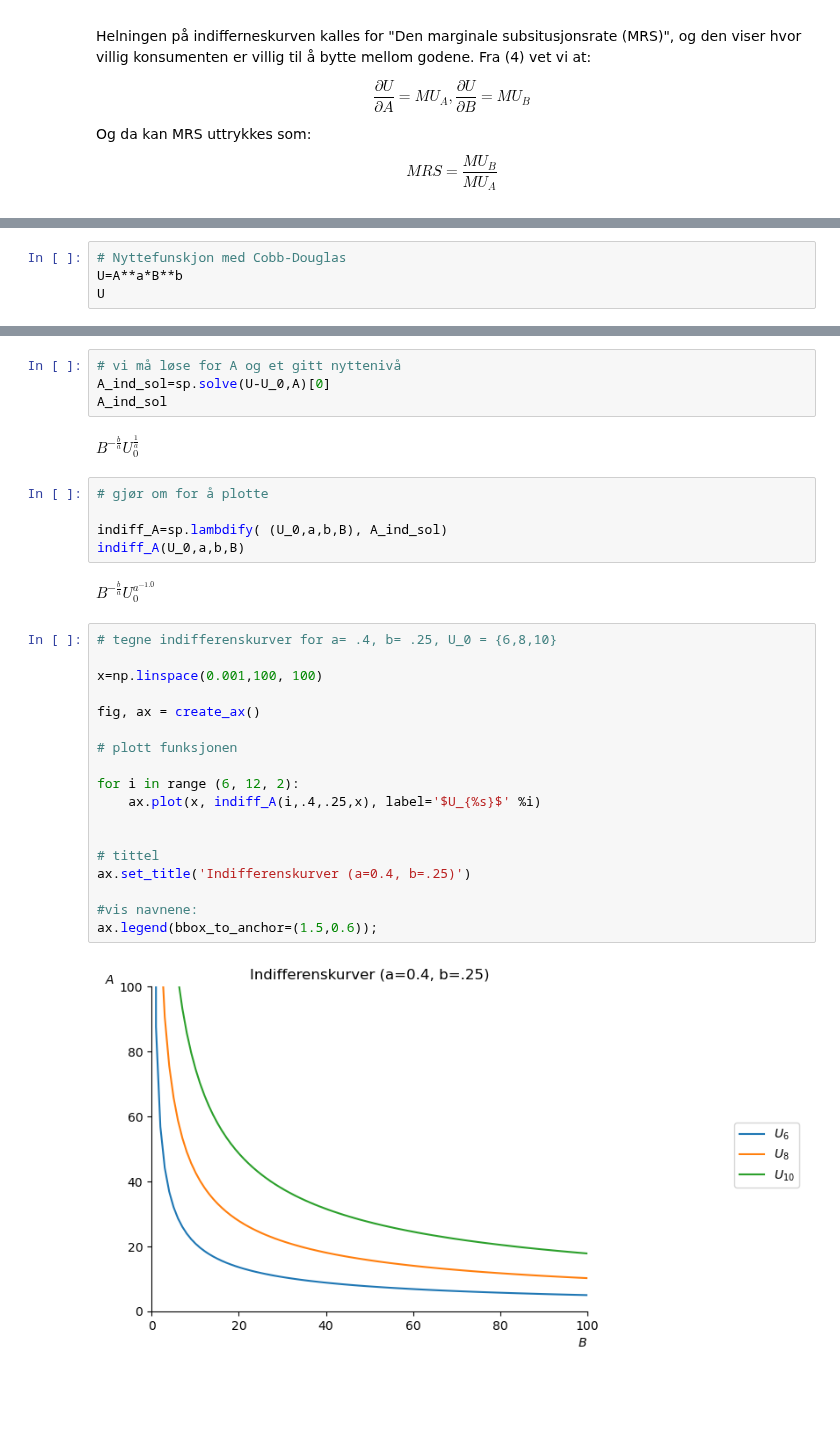
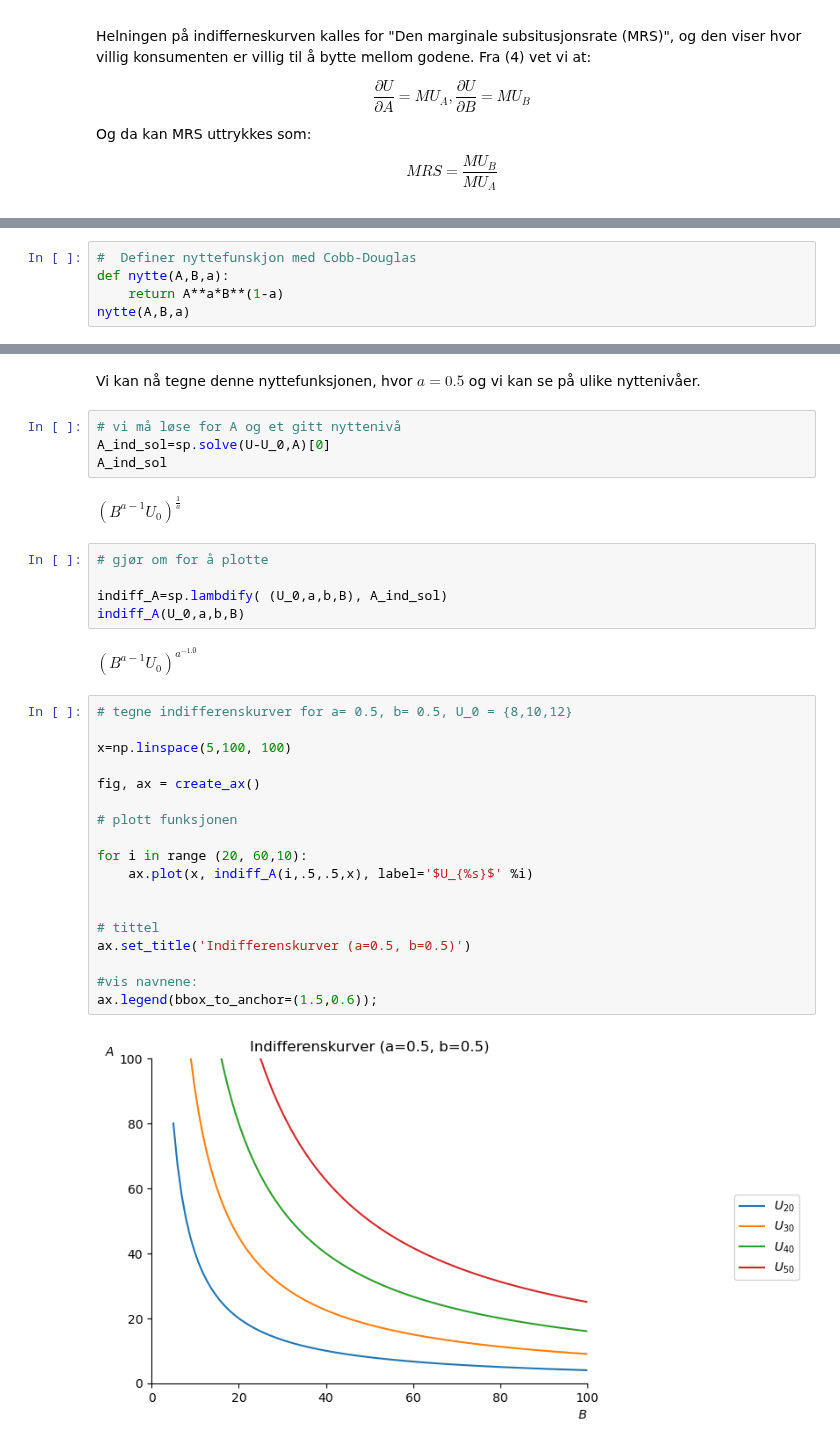
Before and after one commit to uit-sok-1303-v26/uit-sok-1303.v26.github.io, a Jupyter notebook: Konsumentteori - Kapittel 1.ipynb, the cells around one changed output, grey strips where cells are left out. Cells and saved outputs as stored; diff of their text form; blank space fills up the shorter version.

```diff
--- a/Konsumentteori-1.1.ipynb
+++ b/Konsumentteori - Kapittel 1.ipynb
@@ -172,5 +173,6 @@ Her er $a, b$ elastisiteter som uttrykker hvor mye konsumenten liker hvert av go
 # %%
-# Nyttefunskjon med Cobb-Douglas
-U=A**a*B**b
-U
+#  Definer nyttefunskjon med Cobb-Douglas
+def nytte(A,B,a):
+    return A**a*B**(1-a)
+nytte(A,B,a)
 # %% [output]
@@ -178,36 +198,38 @@ $\displaystyle A^{a} B^{b}$
+# %% [markdown]
+Vi  kan nå tegne denne nyttefunksjonen, hvor $a=0.5$ og vi kan se på ulike nyttenivåer.
 # %%
 # vi må løse for A og et gitt nyttenivå
 A_ind_sol=sp.solve(U-U_0,A)[0]
 A_ind_sol
 # %% [output]
-$\displaystyle B^{- \frac{b}{a}} U_{0}^{\frac{1}{a}}$
+$\displaystyle \left(B^{a - 1} U_{0}\right)^{\frac{1}{a}}$
 # %%
 # gjør om for å plotte
 
 indiff_A=sp.lambdify( (U_0,a,b,B), A_ind_sol)
 indiff_A(U_0,a,b,B)
 # %% [output]
-$\displaystyle B^{- \frac{b}{a}} U_{0}^{a^{-1.0}}$
+$\displaystyle \left(B^{a - 1} U_{0}\right)^{a^{-1.0}}$
 # %%
-# tegne indifferenskurver for a= .4, b= .25, U_0 = {6,8,10}
+# tegne indifferenskurver for a= 0.5, b= 0.5, U_0 = {8,10,12}
 
-x=np.linspace(0.001,100, 100)
+x=np.linspace(5,100, 100)
 
 fig, ax = create_ax()
 
 # plott funksjonen
 
-for i in range (6, 12, 2):
-    ax.plot(x, indiff_A(i,.4,.25,x), label='$U_{%s}$' %i)
+for i in range (20, 60,10):
+    ax.plot(x, indiff_A(i,.5,.5,x), label='$U_{%s}$' %i)
 
 
 # tittel
-ax.set_title('Indifferenskurver (a=0.4, b=.25)')
+ax.set_title('Indifferenskurver (a=0.5, b=0.5)')
 
 #vis navnene:
 ax.legend(bbox_to_anchor=(1.5,0.6));
 # %% [output]
-[figure, old version]
+[figure, new version]
 # %% [markdown]
 ### 3. Konsumentens tilpasning
 
```
Also changed, not shown: parts of 23 cells of this notebook, 15 other files.
